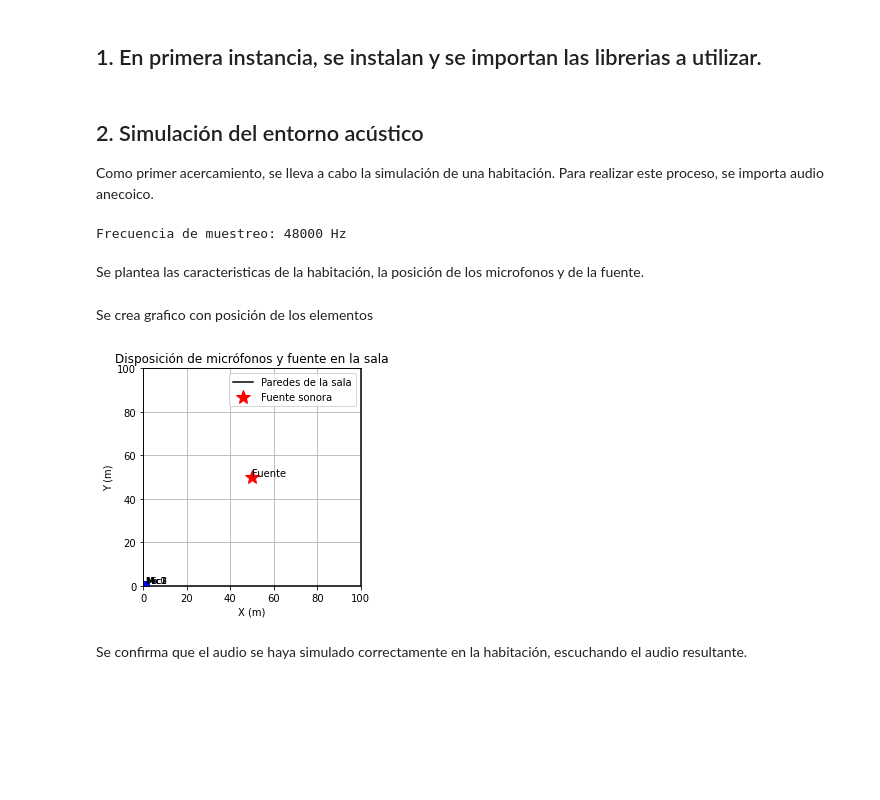
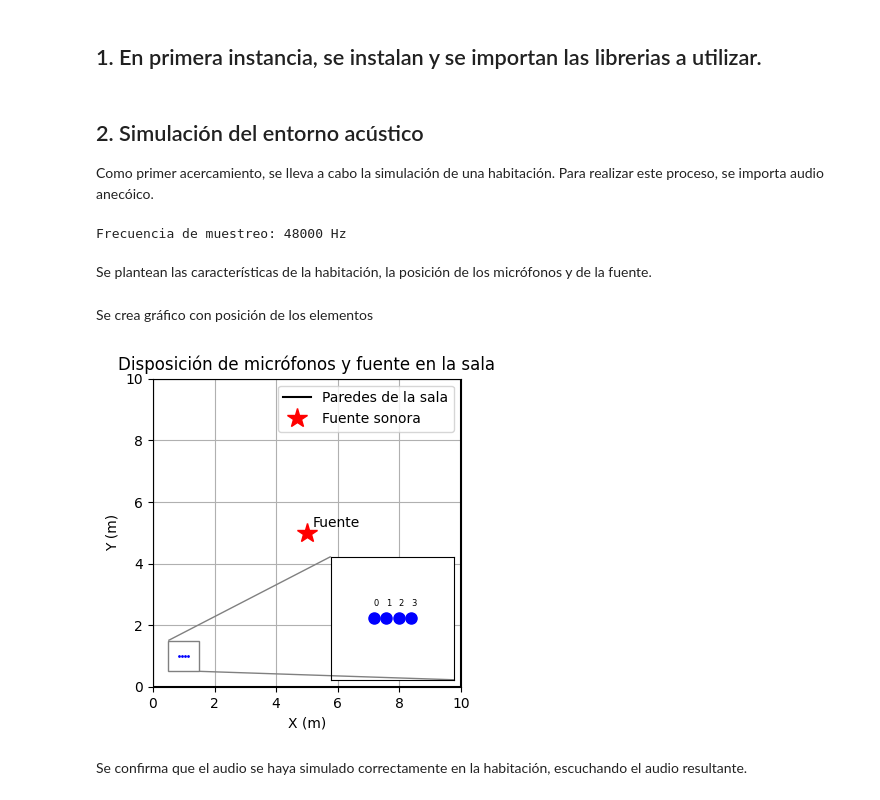
Before and after one commit to MathiasToval/PDS, a Jupyter notebook: DSP TP.ipynb, the cells around one changed output. Drawn from its saved outputs; the diff is of its cells as text; code cells hidden in the pictures; blank space fills up the shorter version.

```diff
--- a/DSP TP.ipynb
+++ b/DSP TP.ipynb
@@ -14,72 +15,90 @@ from IPython.display import Audio
 # %% [markdown]
 ## 2. Simulación del entorno acústico
 
-Como primer acercamiento, se lleva a cabo la simulación de una habitación. Para realizar este proceso, se importa audio anecoico.
+Como primer acercamiento, se lleva a cabo la simulación de una habitación. Para realizar este proceso, se importa audio anecóico.
 # %%
 signal, fs = sf.read("imp.wav") #Importo audio e imprimo su Frecuencia de muestreo
 print(f"Frecuencia de muestreo: {fs} Hz")
 # %% [output]
 Frecuencia de muestreo: 48000 Hz
 # %% [markdown]
-Se plantea las caracteristicas de la habitación, la posición de los microfonos y de la fuente.
+Se plantean las características de la habitación, la posición de los micrófonos y de la fuente.
 # %%
-room_dim = [100, 100]  # Dimensiones de la sala
-mic_distancia = 0.1 # Separación de micrófonos en metros
+room_dim = [10, 10]  # Dimensiones de la sala
+mic_dist = 0.1 # Separación de micrófonos en metros
 
 # Coordenadas de los micrófonos
 mic_start = [0.85, 1]  # posición del primer micrófono
+
+# Se agregan los micrófonos restantes cada mic_dist
 mic_positions = np.array([
-    [mic_start[0] + i * mic_distancia, mic_start[1]] for i in range(4)
+    [mic_start[0] + i * mic_dist, mic_start[1]] for i in range(4)
 ]).T
 
-# Crear sala y agregar fuente
-room = pra.ShoeBox(room_dim, fs=44100, max_order=1)
-source_position = [50, 50]
+# Se crea sala y se agrega fuente
+room = pra.ShoeBox(room_dim, fs=fs, max_order=1)
+source_position = [5, 5]
 room.add_source(source_position, signal=signal)
 
-# Agregar arreglo de micrófonos
+# Se agrega arreglo de micrófonos
 room.add_microphone_array(pra.MicrophoneArray(mic_positions, room.fs))
 
 room.simulate()
 # %% [markdown]
-Se crea grafico con posición de los elementos
+Se crea gráfico con posición de los elementos
 # %%
-
-# Calcular posiciones de los micrófonos
+# Se calculan posiciones de los micrófonos para el gráfico
 mic_positions = np.array([
-    [mic_start[0] + i * mic_distancia, mic_start[1]] for i in range(4)
+    [mic_start[0] + i * mic_dist, mic_start[1]] for i in range(4)
 ])
 
 # Crear gráfico
 fig, ax = plt.subplots(figsize=(4, 4))
 ax.set_xlim(0, room_dim[0])
 ax.set_ylim(0, room_dim[1])
 ax.set_aspect('equal')
 ax.grid(True)
 
 # Dibujar sala
 ax.plot([0, room_dim[0], room_dim[0], 0, 0],
         [0, 0, room_dim[1], room_dim[1], 0],
         'k-', label='Paredes de la sala')
 
 # Dibujar micrófonos
 for i, (x, y) in enumerate(mic_positions):
-    ax.plot(x, y, 'bo')
-    ax.text(x + 0.05, y + 0.05, f'Mic{i}', fontsize=9)
+    ax.plot(x, y, 'bo', markersize=1)
+    #ax.text(x + 0.05, y + 0.05, f'Mic{i}', fontsize=2)
+
+axins = inset_axes(ax, width="40%", height="40%", loc='lower right')
+axins.set_xlim(0.5, 1.5)
+axins.set_ylim(0.5, 1.5)
+
+# Repetir dibujo de micrófonos en el inset
+for i, (x, y) in enumerate(mic_positions):
+    axins.plot(x, y, 'bo', markersize=8)
+    axins.text(x, y + 0.1, f'{i}', fontsize=6)
+
+axins.set_xticks([])
+axins.set_yticks([])
+#axins.set_title('Zoom micrófonos', fontsize=8)
+
+# Conectar inset con el eje principal
+mark_inset(ax, axins, loc1=2, loc2=4, fc="none", ec="0.5")
+
 
 # Dibujar fuente
 ax.plot(source_position[0], source_position[1], 'r*', markersize=15, label='Fuente sonora')
 ax.text(source_position[0] + 0.2, source_position[1] + 0.2, 'Fuente', fontsize=10)
 
 # Etiquetas y leyenda
 ax.set_title('Disposición de micrófonos y fuente en la sala')
 ax.set_xlabel('X (m)')
 ax.set_ylabel('Y (m)')
 ax.legend()
 
 plt.show()
 # %% [output]
-[figure, old version]
+[figure, new version]
 # %% [markdown]
 Se confirma que el audio se haya simulado correctamente en la habitación, escuchando el audio resultante.
 # %%
```
Also changed, not shown: parts of 1 cell of this notebook.
